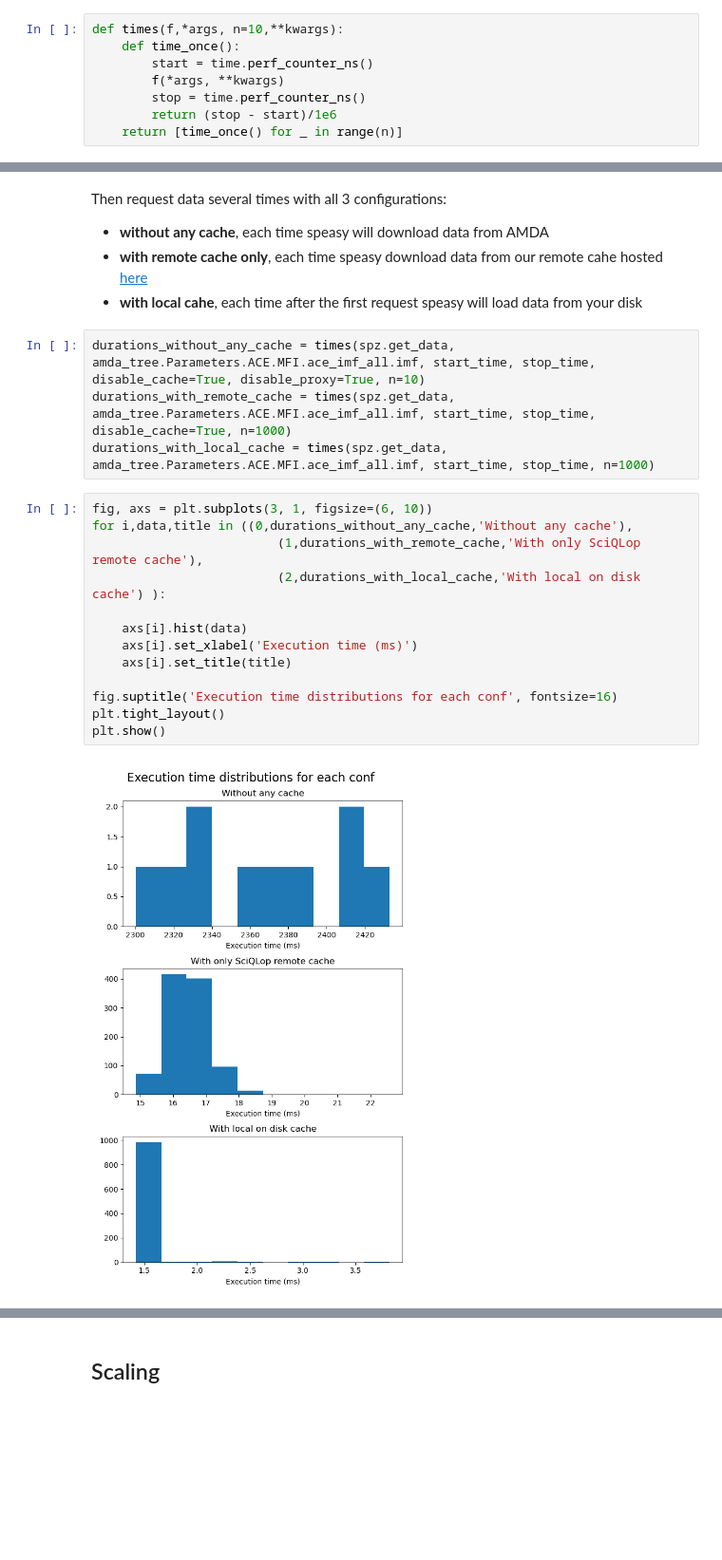
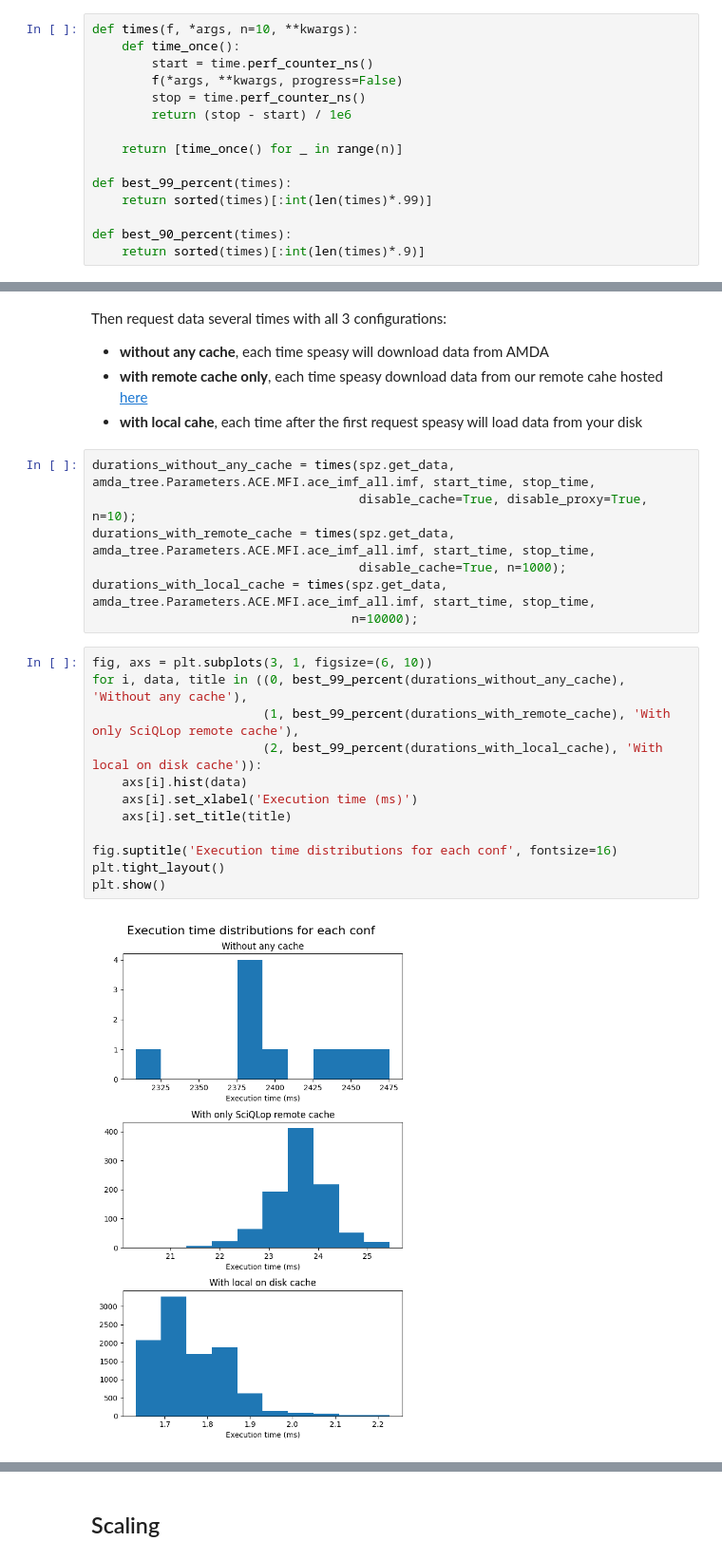
Before and after one commit to SciQLop/speasy, a Jupyter notebook: docs/examples/Caches.ipynb, the cells around one changed output, grey strips where cells are left out. Shown at 95% size. Drawn from its saved outputs; the diff is of its cells as text; blank space fills up the shorter version.

```diff
--- a/docs/examples/Caches.ipynb
+++ b/docs/examples/Caches.ipynb
@@ -27,11 +28,18 @@ Data size in Bytes: 777600
 # %%
-def times(f,*args, n=10,**kwargs):
+def times(f, *args, n=10, **kwargs):
     def time_once():
         start = time.perf_counter_ns()
-        f(*args, **kwargs)
+        f(*args, **kwargs, progress=False)
         stop = time.perf_counter_ns()
-        return (stop - start)/1e6
+        return (stop - start) / 1e6
+
     return [time_once() for _ in range(n)]
+
+def best_99_percent(times):
+    return sorted(times)[:int(len(times)*.99)]
+
+def best_90_percent(times):
+    return sorted(times)[:int(len(times)*.9)]
 # %% [markdown]
 ## Cache level comparison
 # %% [markdown]
@@ -41,23 +49,25 @@ Then request data several times with all 3 configurations:
 - **with remote cache only**, each time speasy download data from our remote cahe hosted [here](http://sciqlop.lpp.polytechnique.fr/cache)
 - **with local cahe**, each time after the first request speasy will load data from your disk
 # %%
-durations_without_any_cache = times(spz.get_data, amda_tree.Parameters.ACE.MFI.ace_imf_all.imf, start_time, stop_time, disable_cache=True, disable_proxy=True, n=10)
-durations_with_remote_cache = times(spz.get_data, amda_tree.Parameters.ACE.MFI.ace_imf_all.imf, start_time, stop_time, disable_cache=True, n=1000)
-durations_with_local_cache = times(spz.get_data, amda_tree.Parameters.ACE.MFI.ace_imf_all.imf, start_time, stop_time, n=1000)
+durations_without_any_cache = times(spz.get_data, amda_tree.Parameters.ACE.MFI.ace_imf_all.imf, start_time, stop_time,
+                                    disable_cache=True, disable_proxy=True, n=10);
+durations_with_remote_cache = times(spz.get_data, amda_tree.Parameters.ACE.MFI.ace_imf_all.imf, start_time, stop_time,
+                                    disable_cache=True, n=1000);
+durations_with_local_cache = times(spz.get_data, amda_tree.Parameters.ACE.MFI.ace_imf_all.imf, start_time, stop_time,
+                                   n=10000);
 # %%
 fig, axs = plt.subplots(3, 1, figsize=(6, 10))
-for i,data,title in ((0,durations_without_any_cache,'Without any cache'),
-                         (1,durations_with_remote_cache,'With only SciQLop remote cache'),
-                         (2,durations_with_local_cache,'With local on disk cache') ):
-
+for i, data, title in ((0, best_99_percent(durations_without_any_cache), 'Without any cache'),
+                       (1, best_99_percent(durations_with_remote_cache), 'With only SciQLop remote cache'),
+                       (2, best_99_percent(durations_with_local_cache), 'With local on disk cache')):
     axs[i].hist(data)
     axs[i].set_xlabel('Execution time (ms)')
     axs[i].set_title(title)
 
 fig.suptitle('Execution time distributions for each conf', fontsize=16)
 plt.tight_layout()
 plt.show()
 # %% [output]
-[figure, old version]
+[figure, new version]
 # %%
 fig, ax = plt.subplots()
```
Also changed, not shown: parts of 6 cells of this notebook, 13 other files.
